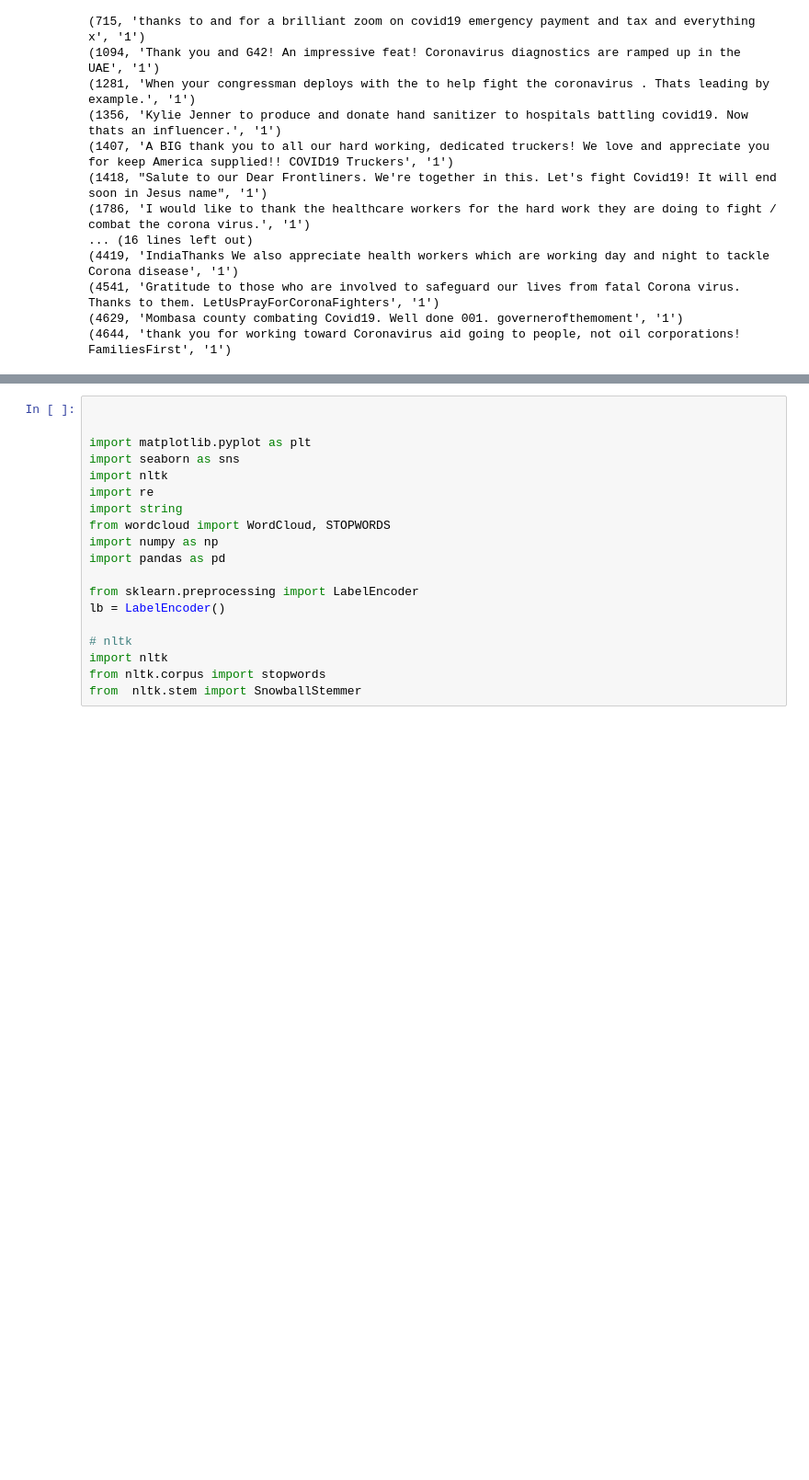
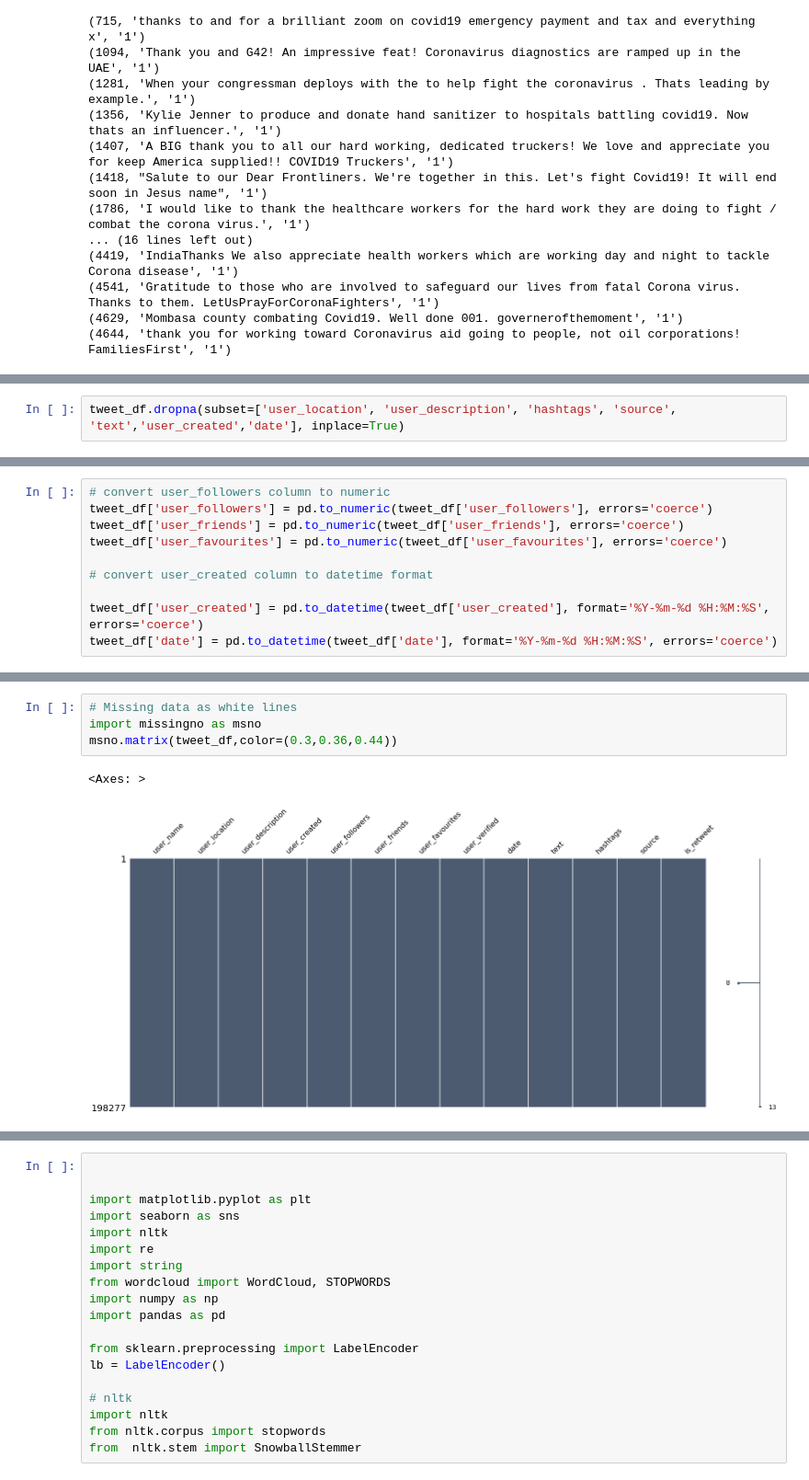
Before and after one commit to bobo-oo/Oo_Bo_Data_Science_Tool_Project, a Jupyter notebook: Oo_Bo_Data_Course_Project.ipynb, the cells around one changed output, grey strips where cells are left out. Shown at 92% size. Cells and saved outputs as stored; diff of their text form; blank space fills up the shorter version.

Commit message:
Fixed error in Task 2, 3, 4 and add more finished tasks

```diff
--- a/Oo_Bo_Data_Course_Project.ipynb
+++ b/Oo_Bo_Data_Course_Project.ipynb
@@ -248,0 +436,2 @@ rows
+# %%
+tweet_df.dropna(subset=['user_location', 'user_description', 'hashtags', 'source', 'text','user_created','date'], inplace=True)
@@ -248,0 +462,10 @@ rows
+# %%
+# convert user_followers column to numeric
+tweet_df['user_followers'] = pd.to_numeric(tweet_df['user_followers'], errors='coerce')
+tweet_df['user_friends'] = pd.to_numeric(tweet_df['user_friends'], errors='coerce')
+tweet_df['user_favourites'] = pd.to_numeric(tweet_df['user_favourites'], errors='coerce')
+
+# convert user_created column to datetime format
+
+tweet_df['user_created'] = pd.to_datetime(tweet_df['user_created'], format='%Y-%m-%d %H:%M:%S', errors='coerce')
+tweet_df['date'] = pd.to_datetime(tweet_df['date'], format='%Y-%m-%d %H:%M:%S', errors='coerce')
@@ -248,0 +495,7 @@ rows
+# %%
+# Missing data as white lines
+import missingno as msno
+msno.matrix(tweet_df,color=(0.3,0.36,0.44))
+# %% [output]
+<Axes: >
+[figure, added]
```
Also changed, not shown: parts of 115 cells of this notebook.
